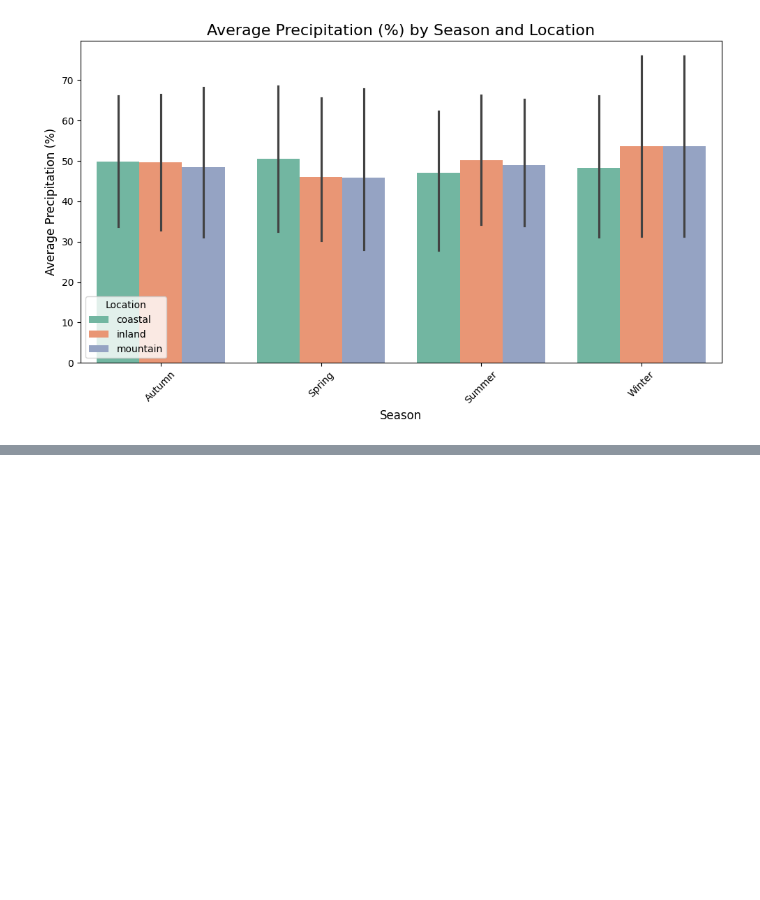
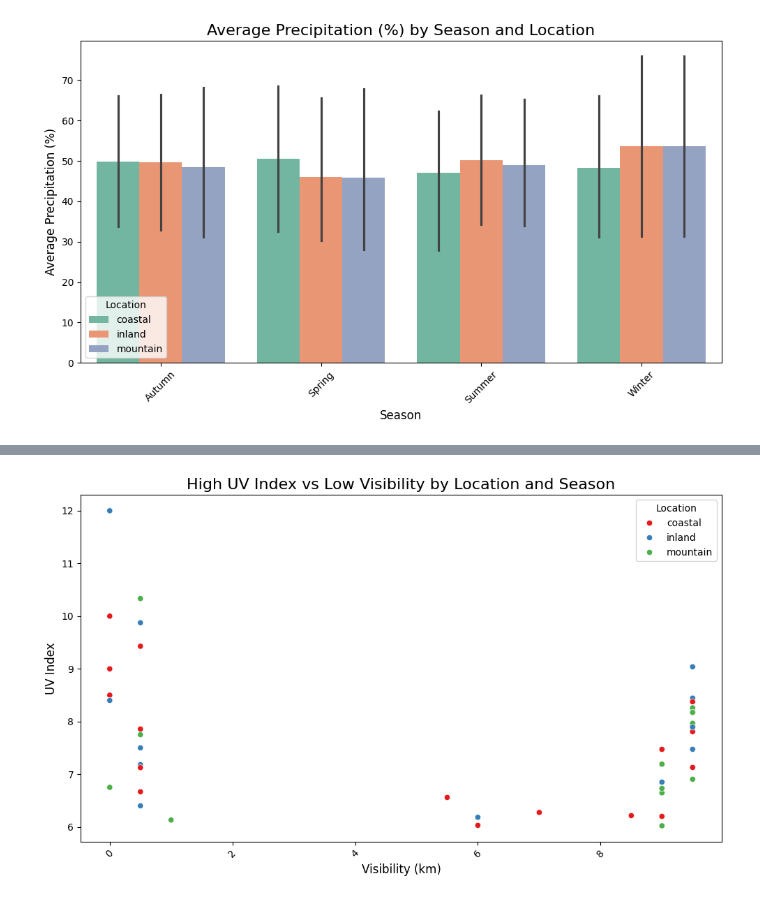
Before and after one commit to Farazmghm/Business-Machine-Learning-and-EDA, a Jupyter notebook: weather_prediction.ipynb, the cells around one changed output, grey strips where cells are left out. Cells and saved outputs as stored; diff of their text form; code cells hidden in the pictures; blank space fills up the shorter version.

```diff
--- a/weather_prediction.ipynb
+++ b/weather_prediction.ipynb
@@ -514,0 +516,3 @@ plt.show()
+# %%
+uvi=df.groupby(['Season','Visibility (km)','Location'])['UV Index'].mean().reset_index()
+print(uvi)
@@ -514,0 +550,9 @@ plt.show()
+# %%
+high_uv_threshold = 6
+low_visibility_threshold = 10  # in km
+
+# Filter the DataFrame
+high_uv_low_visibility = uvi[(uvi['UV Index'] > high_uv_threshold) & (uvi['Visibility (km)'] < low_visibility_threshold)]
+
+# Print the filtered result
+print(high_uv_low_visibility)
@@ -514,0 +577,15 @@ plt.show()
+# %%
+plt.figure(figsize=(10, 6))
+sns.scatterplot(data=high_uv_low_visibility, x='Visibility (km)', y='UV Index', hue='Location', palette='Set1')
+
+# Add titles and labels
+plt.title('High UV Index vs Low Visibility by Location and Season', fontsize=16)
+plt.xlabel('Visibility (km)', fontsize=12)
+plt.ylabel('UV Index', fontsize=12)
+plt.xticks(rotation=45)
+
+# Show plot
+plt.tight_layout()
+plt.show()
+# %% [output]
+[figure, added]
```
Also changed, not shown: parts of 5 cells of this notebook.
